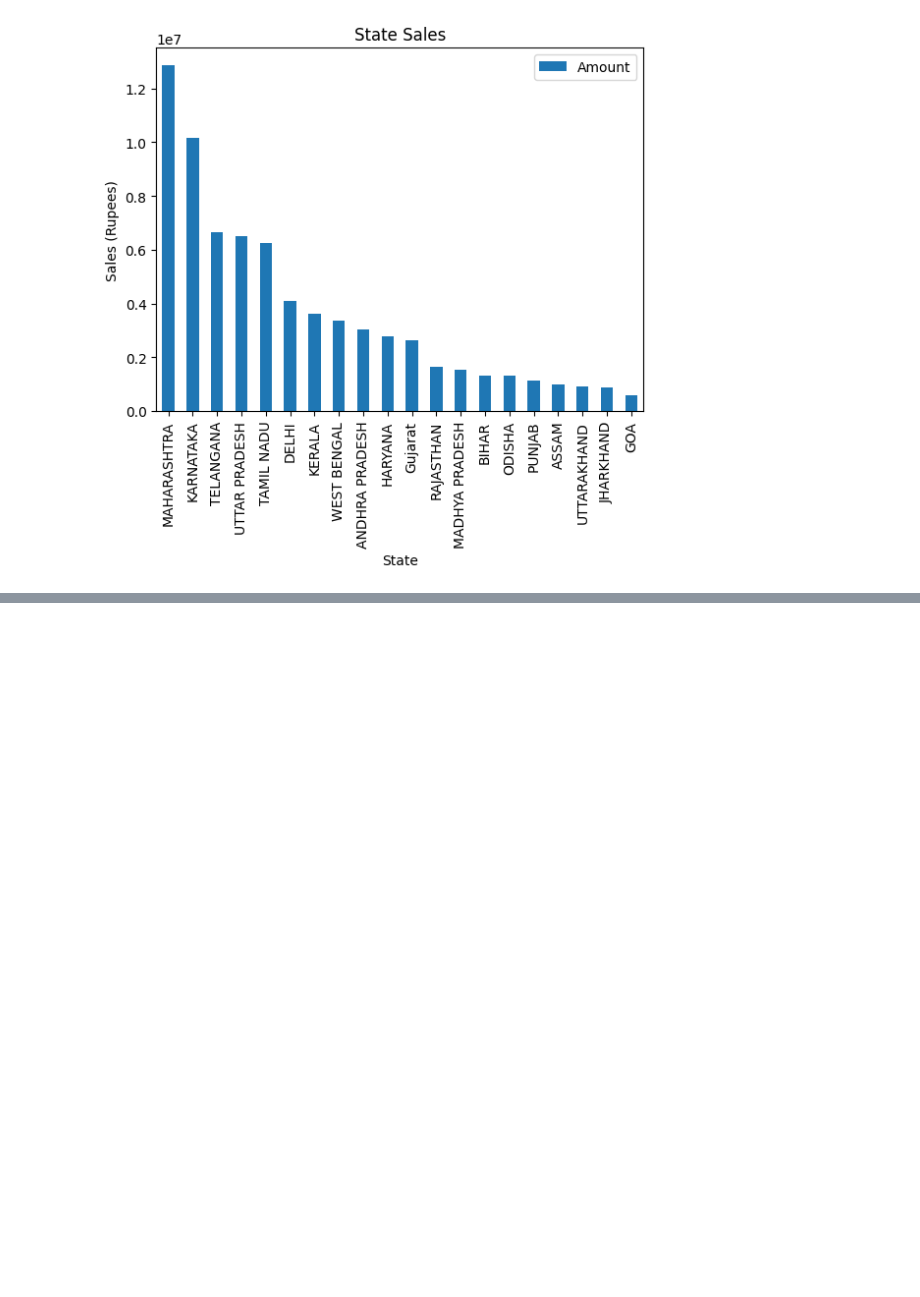
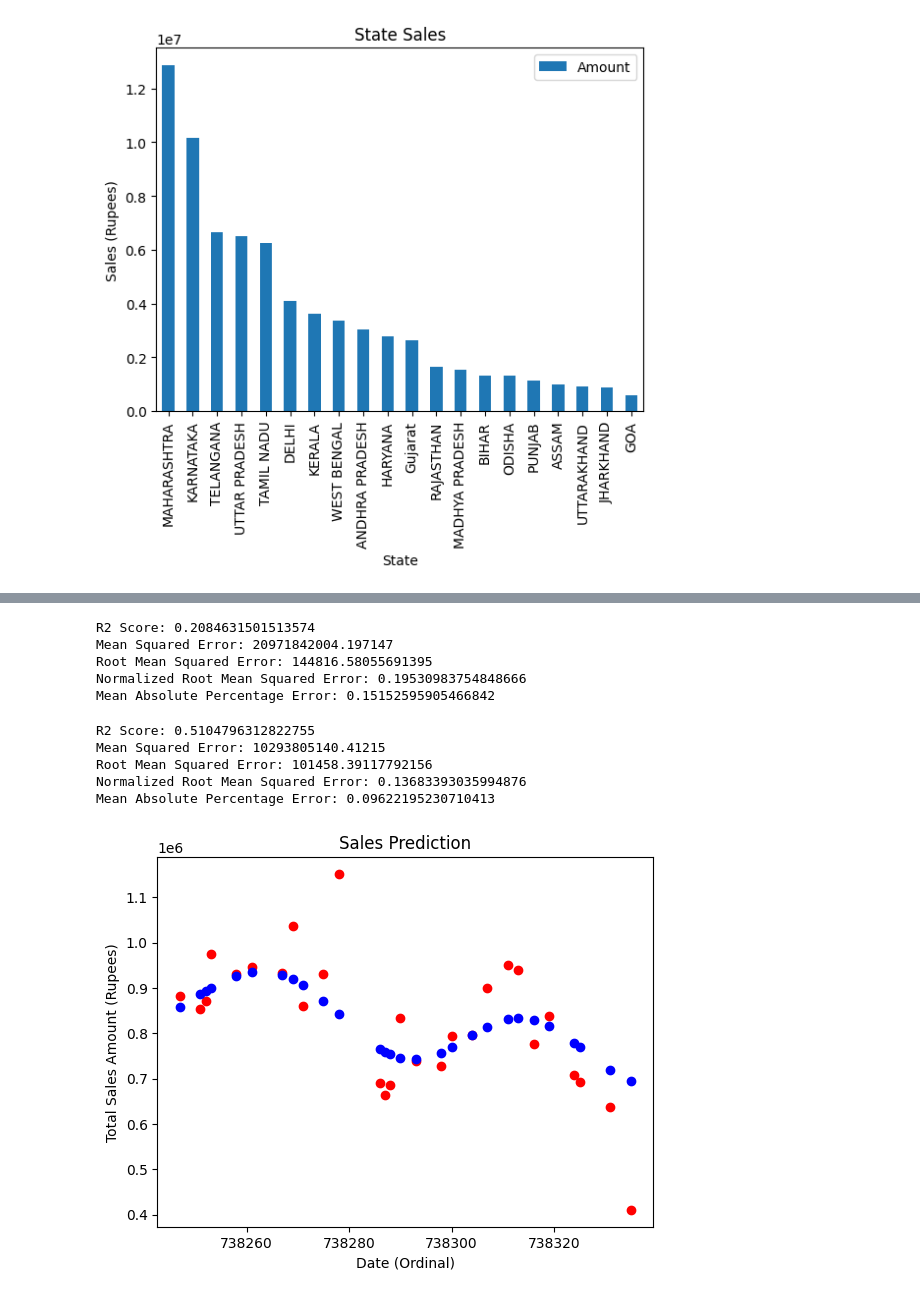
Before and after one commit to khangwen/data-analysis-project, a Jupyter notebook: notebooks/sales_analysis.ipynb, the cells around one changed output, grey strips where cells are left out. Cells and saved outputs as stored; diff of their text form; code cells hidden in the pictures; blank space fills up the shorter version.

```diff
--- a/notebooks/sales_analysis.ipynb
+++ b/notebooks/sales_analysis.ipynb
@@ -227,0 +236,64 @@ plt.show()
+# %%
+y_pred = lin_reg.predict(X_test.reshape(-1,1))
+
+from sklearn.metrics import r2_score
+from sklearn.metrics import mean_squared_error
+from sklearn.metrics import root_mean_squared_error
+from sklearn.metrics import mean_absolute_percentage_error
+
+def print_metrics(y_test, y_pred):
+    r2 = r2_score(y_test, y_pred)
+    print('R2 Score: ' + str(r2))
+
+    mqe = mean_squared_error(y_test, y_pred)
+    print('Mean Squared Error: ' + str(mqe))
+
+    rmse = root_mean_squared_error(y_test, y_pred)
+    print('Root Mean Squared Error: ' + str(rmse))
+    nrmse = rmse/(y_test.max() - y_test.min())
+    print('Normalized Root Mean Squared Error: ' + str(nrmse))
+
+    mape = mean_absolute_percentage_error(y_test, y_pred)
+    print("Mean Absolute Percentage Error: " + str(mape))
+
+print_metrics(y_test, y_pred)
+# %% [output]
+R2 Score: 0.2084631501513574
+Mean Squared Error: 20971842004.197147
+Root Mean Squared Error: 144816.58055691395
+Normalized Root Mean Squared Error: 0.19530983754848666
+Mean Absolute Percentage Error: 0.15152595905466842
+# %%
+from sklearn.preprocessing import StandardScaler
+sc_X = StandardScaler()
+sc_y = StandardScaler()
+X = X.reshape(len(X), 1)
+y = y.reshape(len(y), 1)
+
+X2 = sc_X.fit_transform(X)
+y2 = sc_y.fit_transform(y)
+
+X2_train, X2_test, y2_train, y2_test = train_test_split(X2, y2, test_size=0.3, random_state = 0)
+
+from sklearn.svm import SVR
+svm_reg = SVR(kernel='rbf')
+svm_reg.fit(X2_train, y2_train.ravel())
+
+y2_pred = svm_reg.predict(X2_test)
+y2_test_inv = sc_y.inverse_transform(y2_test)
+y2_pred_inv = sc_y.inverse_transform(y2_pred.reshape(-1, 1))
+
+plt.scatter(sc_X.inverse_transform(X2_test), y2_test_inv, color = 'red')
+plt.scatter(sc_X.inverse_transform(X2_test), y2_pred_inv, color= 'blue')
+plt.title('Sales Prediction')
+plt.xlabel('Date (Ordinal)')
+plt.ylabel('Total Sales Amount (Rupees)')
+
+print_metrics(y2_test_inv, y2_pred_inv)
+# %% [output]
+R2 Score: 0.5104796312822755
+Mean Squared Error: 10293805140.41215
+Root Mean Squared Error: 101458.39117792156
+Normalized Root Mean Squared Error: 0.13683393035994876
+Mean Absolute Percentage Error: 0.09622195230710413
+[figure, added]
```
Also changed, not shown: parts of 5 cells of this notebook, 2 other files.
